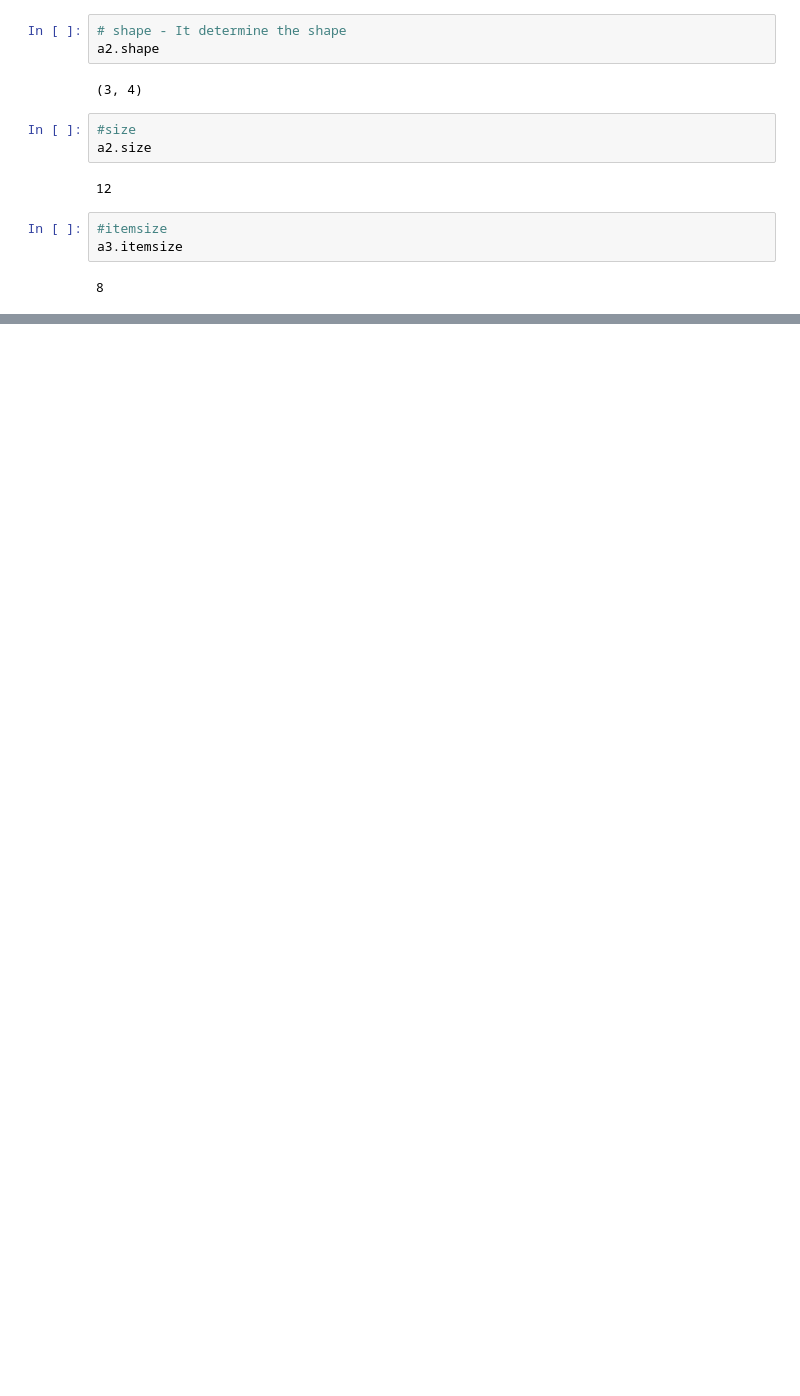
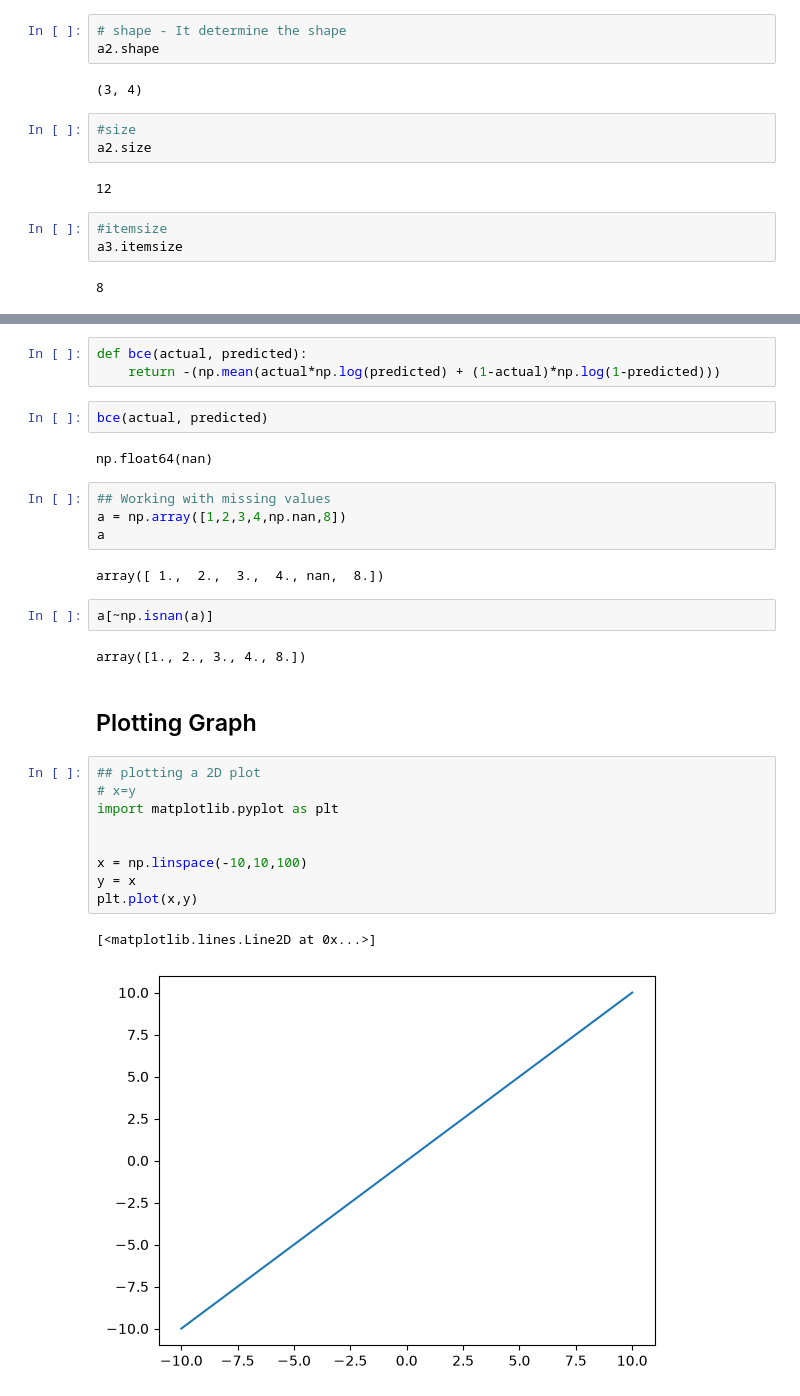
Before and after one commit to Som949/GenAI, a Jupyter notebook: Python/Libraries/Numpy/basics.ipynb, the cells around one changed output, grey strips where cells are left out. Drawn from its saved outputs; the diff is of its cells as text; blank space fills up the shorter version.

```diff
--- a/Python/Libraries/Numpy/basics.ipynb
+++ b/Python/Libraries/Numpy/basics.ipynb
@@ -117,0 +668,31 @@ a3.itemsize
+# %%
+def bce(actual, predicted):
+    return -(np.mean(actual*np.log(predicted) + (1-actual)*np.log(1-predicted)))
+# %%
+bce(actual, predicted)
+# %% [output]
+np.float64(nan)
+# %%
+## Working with missing values
+a = np.array([1,2,3,4,np.nan,8])
+a
+# %% [output]
+array([ 1.,  2.,  3.,  4., nan,  8.])
+# %%
+a[~np.isnan(a)]
+# %% [output]
+array([1., 2., 3., 4., 8.])
+# %% [markdown]
+## Plotting Graph
+# %%
+## plotting a 2D plot
+# x=y
+import matplotlib.pyplot as plt
+
+
+x = np.linspace(-10,10,100)
+y = x
+plt.plot(x,y)
+# %% [output]
+[<matplotlib.lines.Line2D at 0x...>]
+[figure, added]
```
Also changed, not shown: parts of 85 cells of this notebook, 1 other file.
